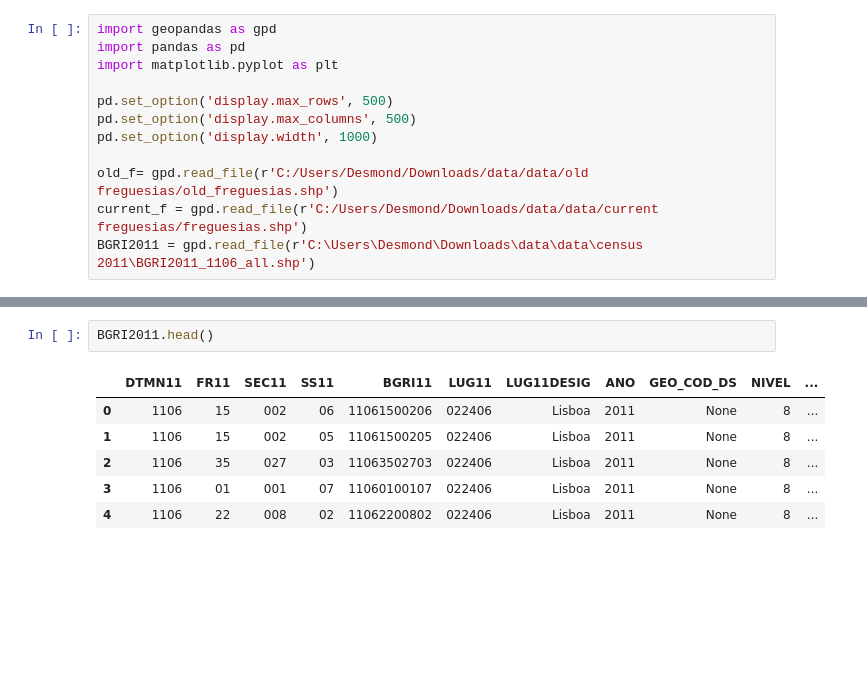
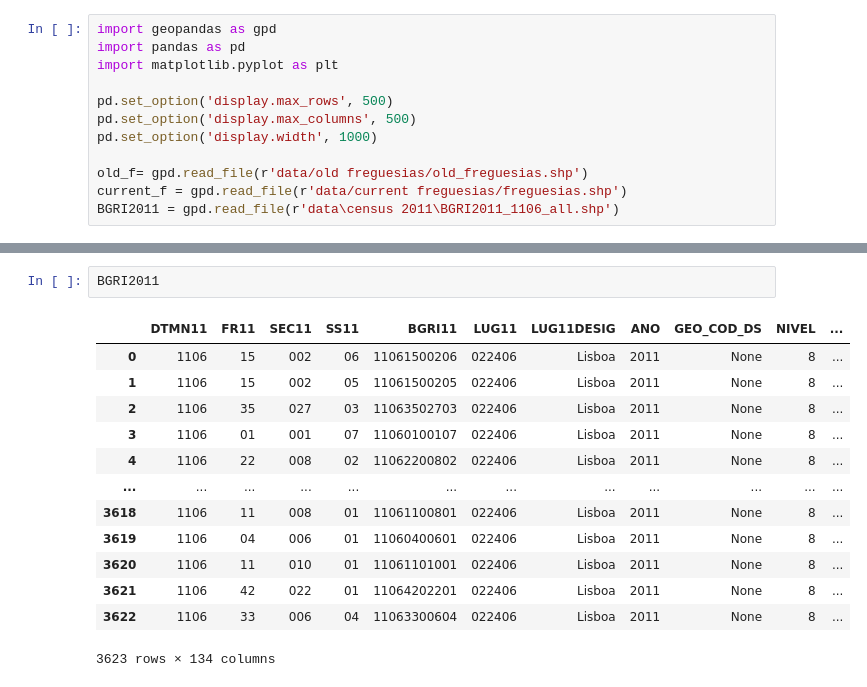
Before and after one commit to TJZLiu/Lisbon-freguesias, a Jupyter notebook: Lisbon freguesias.ipynb, the cells around one changed output, grey strips where cells are left out. Drawn from its saved outputs; the diff is of its cells as text; blank space fills up the shorter version.

```diff
--- a/Lisbon freguesias.ipynb
+++ b/Lisbon freguesias.ipynb
@@ -7,9 +7,9 @@ pd.set_option('display.max_rows', 500)
 pd.set_option('display.max_columns', 500)
 pd.set_option('display.width', 1000)
 
-old_f= gpd.read_file(r'C:/Users/Desmond/Downloads/data/data/old freguesias/old_freguesias.shp')
-current_f = gpd.read_file(r'C:/Users/Desmond/Downloads/data/data/current freguesias/freguesias.shp')
-BGRI2011 = gpd.read_file(r'C:\Users\Desmond\Downloads\data\data\census 2011\BGRI2011_1106_all.shp')
+old_f= gpd.read_file(r'data/old freguesias/old_freguesias.shp')
+current_f = gpd.read_file(r'data/current freguesias/freguesias.shp')
+BGRI2011 = gpd.read_file(r'data\census 2011\BGRI2011_1106_all.shp')
 # %%
 old_f
 # %% [output]
@@ -51,12 +51,19 @@ current_f
 | 22 | 110664 | Santa Clara | LISBOA | LISBOA | REA PRINCIPAL | 335.55 | 335.55 | Santa Clara | 21798 | ... |
 | 23 | 110662 | Parque das Naes | LISBOA | LISBOA | REA PRINCIPAL | 543.50 | 543.50 | Parque das Naes | 0 | ... |
 # %%
-BGRI2011.head()
+BGRI2011
 # %% [output]
 |  | DTMN11 | FR11 | SEC11 | SS11 | BGRI11 | LUG11 | LUG11DESIG | ANO | GEO_COD_DS | NIVEL | ... |
 | 0 | 1106 | 15 | 002 | 06 | 11061500206 | 022406 | Lisboa | 2011 | None | 8 | ... |
 | 1 | 1106 | 15 | 002 | 05 | 11061500205 | 022406 | Lisboa | 2011 | None | 8 | ... |
 | 2 | 1106 | 35 | 027 | 03 | 11063502703 | 022406 | Lisboa | 2011 | None | 8 | ... |
 | 3 | 1106 | 01 | 001 | 07 | 11060100107 | 022406 | Lisboa | 2011 | None | 8 | ... |
 | 4 | 1106 | 22 | 008 | 02 | 11062200802 | 022406 | Lisboa | 2011 | None | 8 | ... |
+| ... | ... | ... | ... | ... | ... | ... | ... | ... | ... | ... | ... |
+| 3618 | 1106 | 11 | 008 | 01 | 11061100801 | 022406 | Lisboa | 2011 | None | 8 | ... |
+| 3619 | 1106 | 04 | 006 | 01 | 11060400601 | 022406 | Lisboa | 2011 | None | 8 | ... |
+| 3620 | 1106 | 11 | 010 | 01 | 11061101001 | 022406 | Lisboa | 2011 | None | 8 | ... |
+| 3621 | 1106 | 42 | 022 | 01 | 11064202201 | 022406 | Lisboa | 2011 | None | 8 | ... |
+| 3622 | 1106 | 33 | 006 | 04 | 11063300604 | 022406 | Lisboa | 2011 | None | 8 | ... |
+3623 rows × 134 columns
 # %%
```
Also changed, not shown: parts of 3 cells of this notebook, 1 other file.
